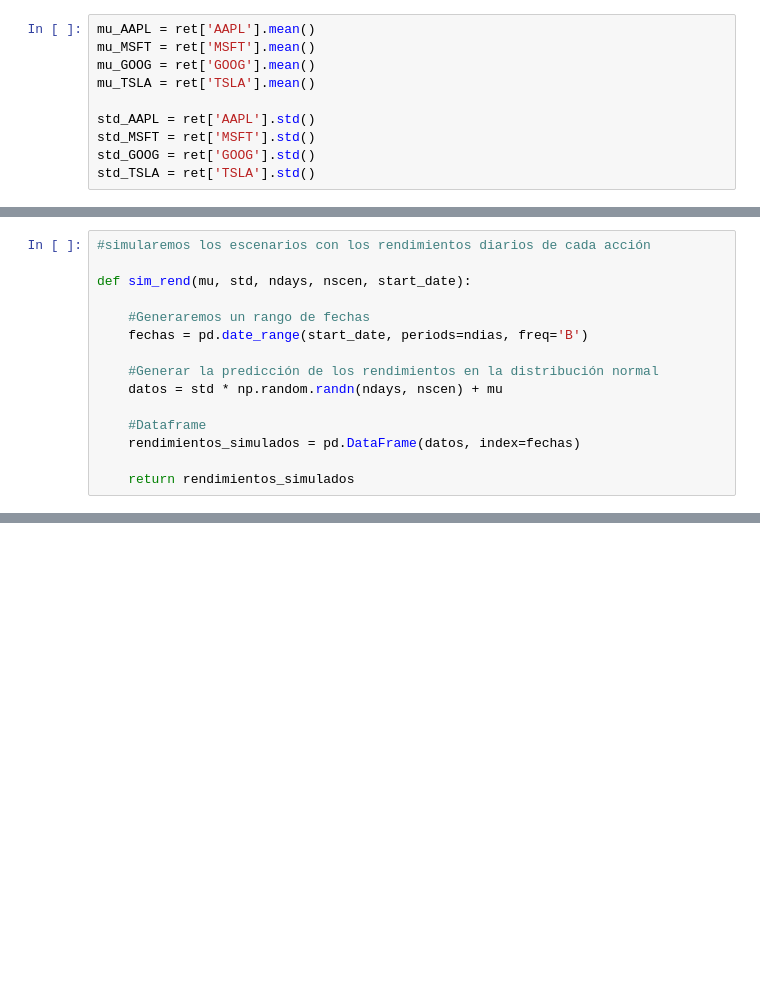
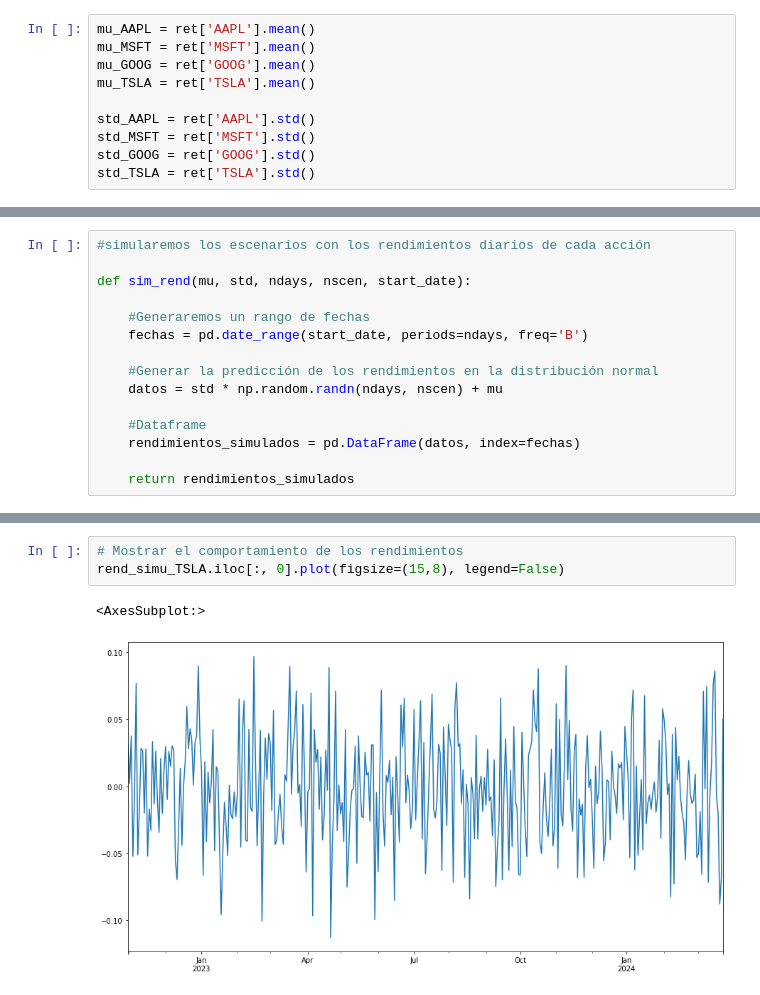
Before and after one commit to GustavodeAnda/PM2_deAndaG1_Hern-ndezM2_Rodr-guezS3, a Jupyter notebook: PM2_deAndaG1_HernándezM2_RodríguezS3.ipynb, the cells around one changed output, grey strips where cells are left out. Saved outputs shown, nothing was run; the diff lists cells and outputs as text; blank space fills up the shorter version.

```diff
--- a/PM2_deAndaG1_HernándezM2_RodríguezS3.ipynb
+++ b/PM2_deAndaG1_HernándezM2_RodríguezS3.ipynb
@@ -55,7 +168,7 @@ plt.hist(std_TSLA * np.random.randn(N)+mu_TSLA, bins=50)
 def sim_rend(mu, std, ndays, nscen, start_date):
 
     #Generaremos un rango de fechas
-    fechas = pd.date_range(start_date, periods=ndias, freq='B')
+    fechas = pd.date_range(start_date, periods=ndays, freq='B')
 
     #Generar la predicción de los rendimientos en la distribución normal
     datos = std * np.random.randn(ndays, nscen) + mu
@@ -87,0 +257,6 @@ rend_simu_GOOG
+# %%
+# Mostrar el comportamiento de los rendimientos
+rend_simu_TSLA.iloc[:, 0].plot(figsize=(15,8), legend=False)
+# %% [output]
+<AxesSubplot:>
+[figure, added]
```
Also changed, not shown: parts of 29 cells of this notebook.
